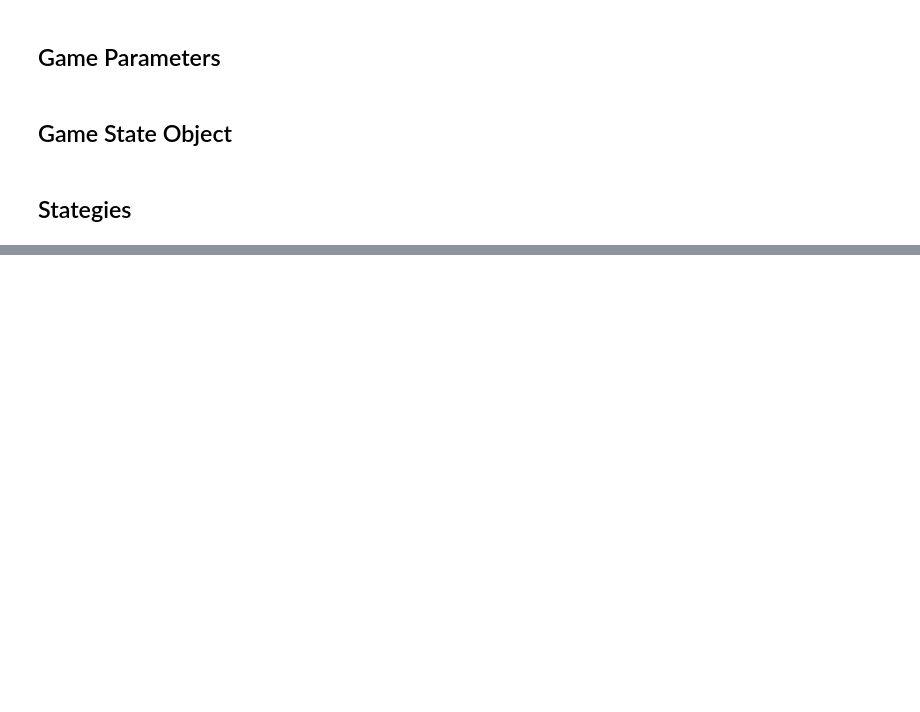
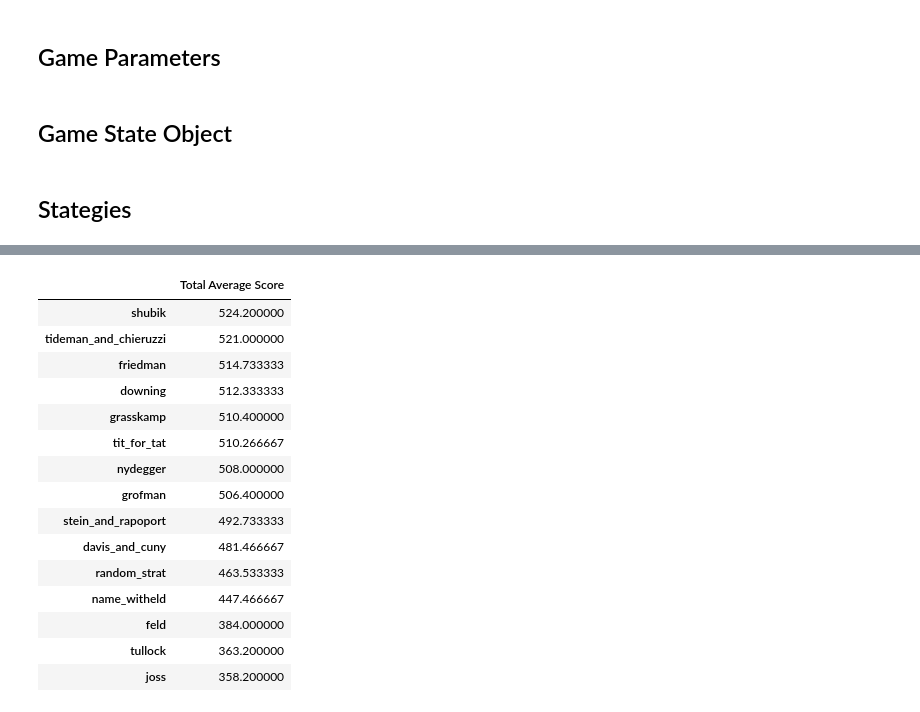
Before and after one commit to D4rkWr4th7/game_theory, a Jupyter notebook: Prisoners_Dilema.ipynb, the cells around one changed output, grey strips where cells are left out. Drawn from its saved outputs; the diff is of its cells as text; code cells hidden in the pictures; blank space fills up the shorter version.

Commit message:
Add Tournament Logic

```diff
--- a/Prisoners_Dilema.ipynb
+++ b/Prisoners_Dilema.ipynb
@@ -598,0 +701,92 @@ test_game.player_A_strategy
+# %%
+num_tournaments = 5
+
+strategies = [
+    tit_for_tat,
+    tideman_and_chieruzzi,
+    nydegger,
+    grofman,
+    shubik,
+    stein_and_rapoport,
+    friedman,
+    davis_and_cuny,
+    grasskamp,
+    downing,
+    feld,
+    joss,
+    tullock,
+    name_witheld,
+    random_strat
+]
+
+row_col_names = [
+    'tit_for_tat',
+    'tideman_and_chieruzzi',
+    'nydegger',
+    'grofman',
+    'shubik',
+    'stein_and_rapoport',
+    'friedman',
+    'davis_and_cuny',
+    'grasskamp',
+    'downing',
+    'feld',
+    'joss',
+    'tullock',
+    'name_witheld',
+    'random_strat'
+]
+
+for n in range(0, num_tournaments):
+
+    df = pd.DataFrame(columns = row_col_names, index = row_col_names)
+
+    # a is column
+    # b is row
+
+    for a in strategies:
+       for b in strategies:
+           if not pd.isna(df.loc[b.__name__, a.__name__]):
+               continue
+           curr_game = GameState(b, a, 200, 0)
+           df.loc[b.__name__, a.__name__], df.loc[a.__name__, b.__name__] = curr_game.run_game()
+
+    if n == 0:
+        avg_scores = {}
+        for strat in row_col_names:
+            avg_scores[strat] = df.loc[strat].mean()
+
+        results = pd.DataFrame.from_dict(avg_scores, orient='index', columns = [f'Average Score {n+1}'])
+
+    else:
+        avg_scores = {}
+        for strat in row_col_names:
+            avg_scores[strat] = df.loc[strat].mean()
+
+        results[f'Average Score {n+1}'] = df.index.map(avg_scores)
+
+results
+
+total_avg_scores = {}
+for strat in row_col_names:
+    total_avg_scores[strat] = results.loc[strat].mean()
+
+total_results = pd.DataFrame.from_dict(avg_scores, orient='index', columns = ['Total Average Score'])
+total_results.sort_values(by='Total Average Score', ascending=False)
+# %% [output]
+|  | Total Average Score |
+| shubik | 524.200000 |
+| tideman_and_chieruzzi | 521.000000 |
+| friedman | 514.733333 |
+| downing | 512.333333 |
+| grasskamp | 510.400000 |
+| tit_for_tat | 510.266667 |
+| nydegger | 508.000000 |
+| grofman | 506.400000 |
+| stein_and_rapoport | 492.733333 |
+| davis_and_cuny | 481.466667 |
+| random_strat | 463.533333 |
+| name_witheld | 447.466667 |
+| feld | 384.000000 |
+| tullock | 363.200000 |
+| joss | 358.200000 |
```
Also changed, not shown: parts of 13 cells of this notebook.
